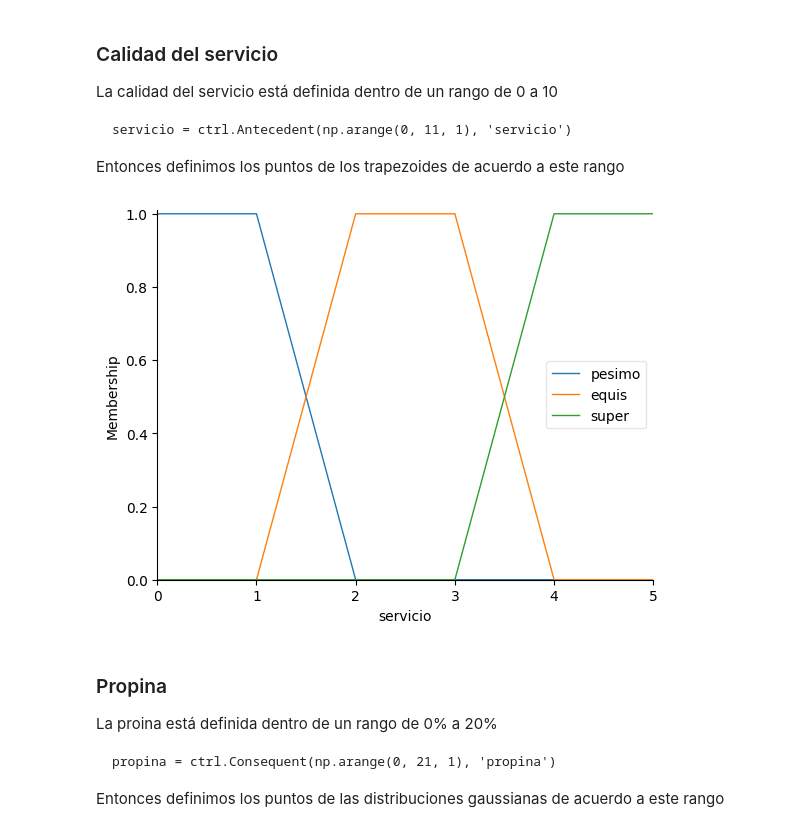
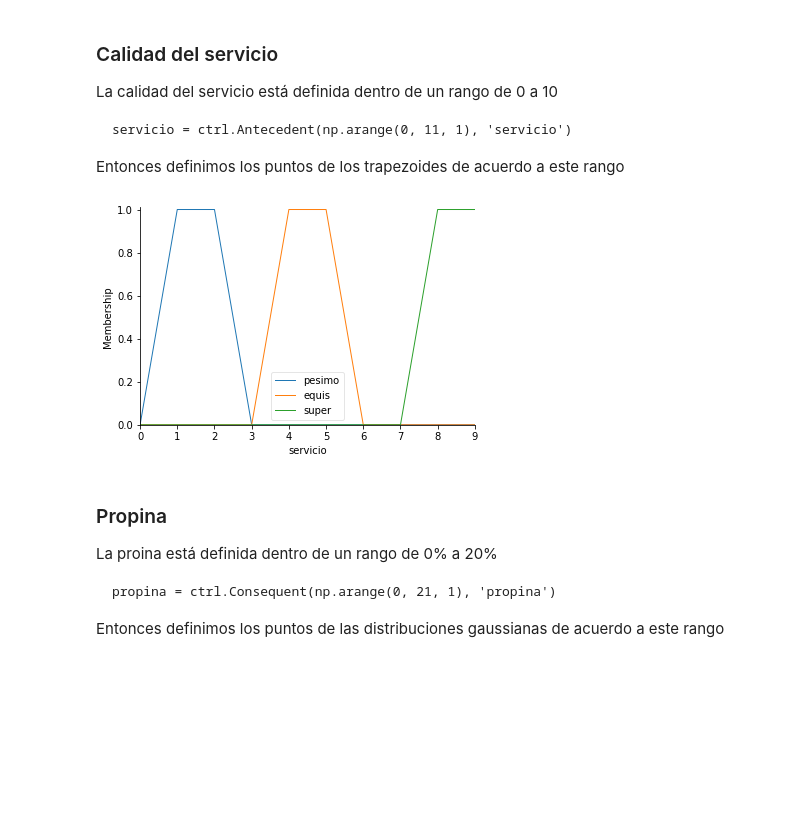
Before and after one commit to israelito123/SI24_LosCapybaros, a Jupyter notebook: src/si24/ejercicios/E09_fuzzy_logic/Anacecilia Guerra/tipping_problem.ipynb, the cells around one changed output. Cells and saved outputs as stored; diff of their text form; code cells hidden in the pictures; blank space fills up the shorter version.

```diff
--- a/src/si24/ejercicios/E09_fuzzy_logic/Anacecilia Guerra/tipping_problem.ipynb
+++ b/src/si24/ejercicios/E09_fuzzy_logic/Anacecilia Guerra/tipping_problem.ipynb
@@ -12,12 +12,12 @@ from skfuzzy import control as ctrl
 Comenzamos definiendo los rangos dentro de los cuales se calificará cada variable, así como las variables linguísticas que se usarán en las reglas
 # %%
 # Variables de entrada: antecedentes
-comida = ctrl.Antecedent(np.arange(0, 11, 1), 'comida')  # Arange es no inclusivo entonces se genera 0,1,2,...,10
+comida = ctrl.Antecedent(np.arange(0, 30, 1), 'comida')  # Arange es no inclusivo entonces se genera 0,1,2,...,10
 # TODO: Define el universo de las variables restantes
-servicio = ctrl.Antecedent(np.arange(0, 6, 1), 'servicio')
+servicio = ctrl.Antecedent(np.arange(0, 10, 1), 'servicio')
 
 # Variables de salida: Consecuentes
-propina = ctrl.Consequent(np.arange(0, 21, 1), 'propina')
+propina = ctrl.Consequent(np.arange(0, 35, 1), 'propina')
 
 # Definimos valores linguísticos para cada variable
 comida.automf(3,
@@ -65,12 +65,12 @@ Entonces definimos los puntos de los trapezoides de acuerdo a este rango
 # %%
 # Funciones de membresía: Trapezoide
 # TODO: Define las funciones de membresía
-servicio['pesimo'] = fuzz.trapmf(servicio.universe, [0, 0, 1, 1]) # 4 puntos para un trapezoide
-servicio['equis'] = fuzz.trapmf(servicio.universe, [2, 2, 3, 3])
-servicio['super'] = fuzz.trapmf(servicio.universe, [4, 4, 5, 5])
+servicio['pesimo'] = fuzz.trapmf(servicio.universe, [0, 1, 2, 2]) # 4 puntos para un trapezoide
+servicio['equis'] = fuzz.trapmf(servicio.universe, [3, 4, 5, 6])
+servicio['super'] = fuzz.trapmf(servicio.universe, [7, 8, 9, 15])
 servicio.view()
 # %% [output]
-[figure, old version]
+[figure, new version]
 # %% [markdown]
 ### Propina
 La proina está definida dentro de un rango de 0% a 20%
```
Also changed, not shown: parts of 4 cells of this notebook.
